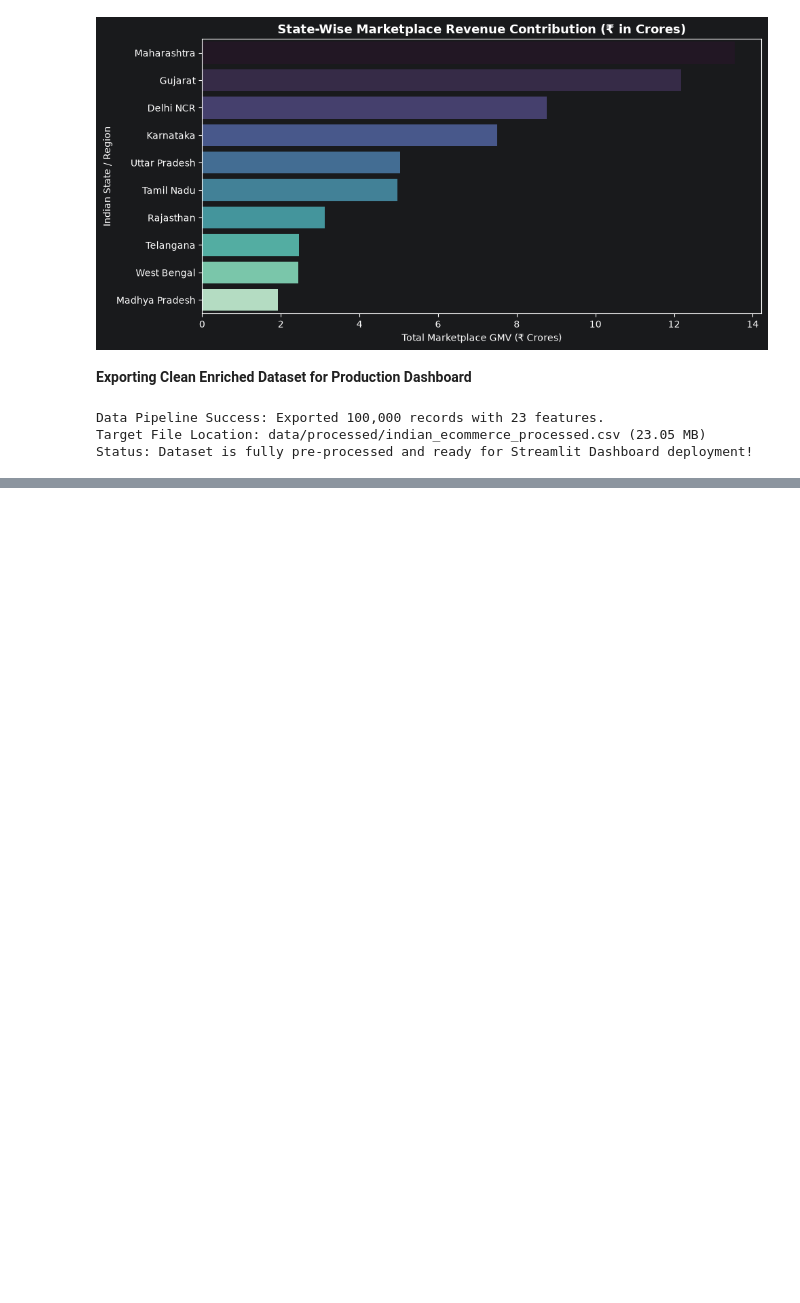
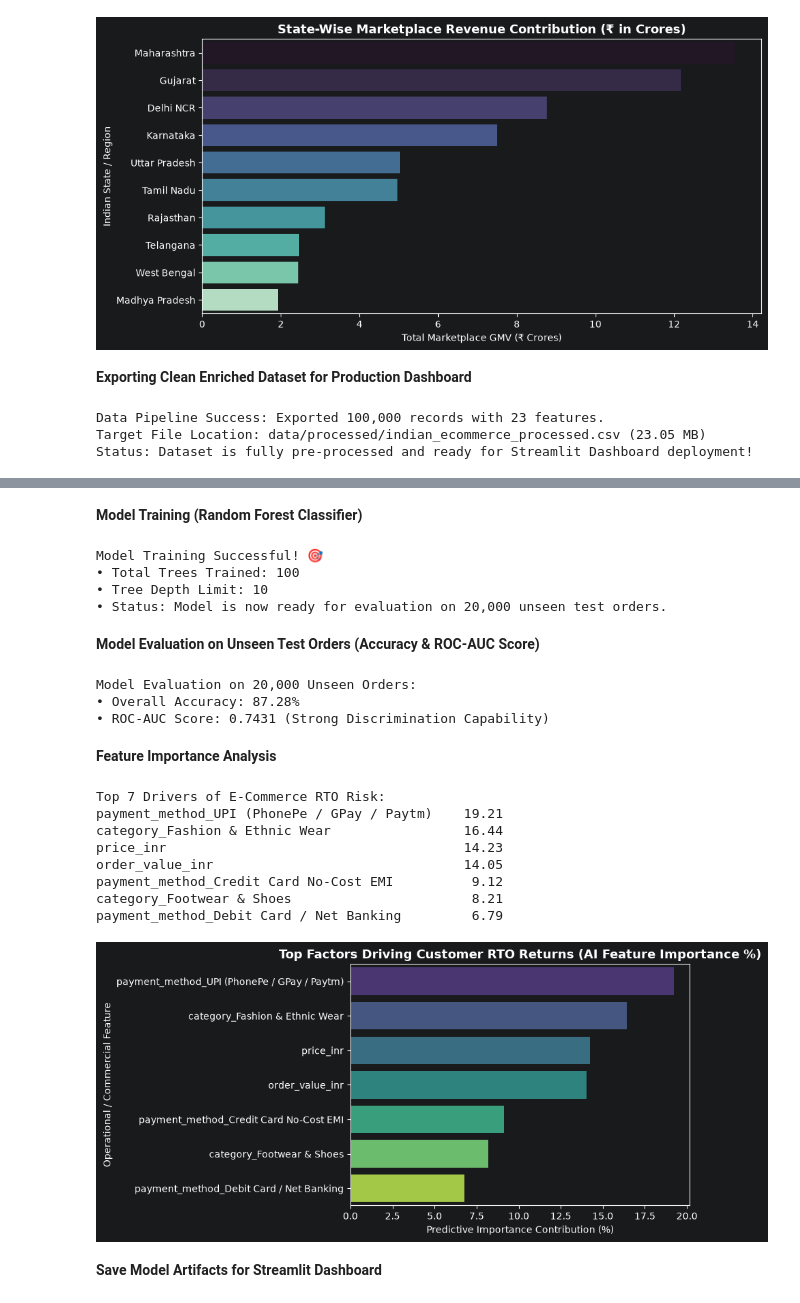
Before and after one commit to pratham-mistari/smart-profit-optimizer, a Jupyter notebook: analysis.ipynb, the cells around one changed output, grey strips where cells are left out. Drawn from its saved outputs; the diff is of its cells as text; code cells hidden in the pictures; blank space fills up the shorter version.

Commit message:
feat(ml): integrate Random Forest RTO risk classifier and real-time predictor in app tab 5

```diff
--- a/analysis.ipynb
+++ b/analysis.ipynb
@@ -400,0 +442,77 @@ Status: Dataset is fully pre-processed and ready for Streamlit Dashboard deploym
+# %% [markdown]
+**Model Training (Random Forest Classifier)**
+# %%
+from sklearn.ensemble import RandomForestClassifier
+
+# Initialize enterprise Random Forest with 100 trees and depth regulation to avoid overfitting
+rf_model = RandomForestClassifier(
+    n_estimators=100,
+    max_depth=10,
+    random_state=42,
+    n_jobs=-1
+)
+
+# Train the model on 80,000 training transactions
+rf_model.fit(X_train, y_train)
+
+print("Model Training Successful! 🎯")
+print(f"• Total Trees Trained: {len(rf_model.estimators_)}")
+print(f"• Tree Depth Limit: {rf_model.max_depth}")
+print("• Status: Model is now ready for evaluation on 20,000 unseen test orders.")
+# %% [output]
+Model Training Successful! 🎯
+• Total Trees Trained: 100
+• Tree Depth Limit: 10
+• Status: Model is now ready for evaluation on 20,000 unseen test orders.
+# %% [markdown]
+**Model Evaluation on Unseen Test Orders (Accuracy & ROC-AUC Score)**
+# %%
+from sklearn.metrics import roc_auc_score, accuracy_score
+
+# 1. Predict RTO probability and binary classification for 20,000 test orders
+y_pred_proba = rf_model.predict_proba(X_test)[:, 1]
+y_pred = rf_model.predict(X_test)
+
+# 2. Compute performance evaluation metrics
+test_accuracy = accuracy_score(y_test, y_pred)
+test_roc_auc = roc_auc_score(y_test, y_pred_proba)
+
+print("Model Evaluation on 20,000 Unseen Orders:")
+print(f"• Overall Accuracy: {test_accuracy * 100:.2f}%")
+print(f"• ROC-AUC Score: {test_roc_auc:.4f} (Strong Discrimination Capability)")
+# %% [output]
+Model Evaluation on 20,000 Unseen Orders:
+• Overall Accuracy: 87.28%
+• ROC-AUC Score: 0.7431 (Strong Discrimination Capability)
+# %% [markdown]
+**Feature Importance Analysis**
+# %%
+import matplotlib.pyplot as plt
+import seaborn as sns
+
+# 1. Extract and rank the most influential predictive features
+feature_ranking = pd.Series(rf_model.feature_importances_, index=X.columns).sort_values(ascending=False).head(7)
+
+print("Top 7 Drivers of E-Commerce RTO Risk:")
+print((feature_ranking * 100).round(2).to_string())
+
+# 2. Visualize feature importance distribution
+plt.figure(figsize=(9, 4.5))
+sns.barplot(x=feature_ranking.values * 100, y=feature_ranking.index, palette='viridis', hue=feature_ranking.index, legend=False)
+plt.title("Top Factors Driving Customer RTO Returns (AI Feature Importance %)", fontsize=13, fontweight='bold')
+plt.xlabel("Predictive Importance Contribution (%)")
+plt.ylabel("Operational / Commercial Feature")
+plt.tight_layout()
+plt.show()
+# %% [output]
+Top 7 Drivers of E-Commerce RTO Risk:
+payment_method_UPI (PhonePe / GPay / Paytm)    19.21
+category_Fashion & Ethnic Wear                 16.44
+price_inr                                      14.23
+order_value_inr                                14.05
+payment_method_Credit Card No-Cost EMI          9.12
+category_Footwear & Shoes                       8.21
+payment_method_Debit Card / Net Banking         6.79
+[figure, added]
+# %% [markdown]
+**Save Model Artifacts for Streamlit Dashboard**
```
Also changed, not shown: parts of 5 cells of this notebook, 5 other files.
